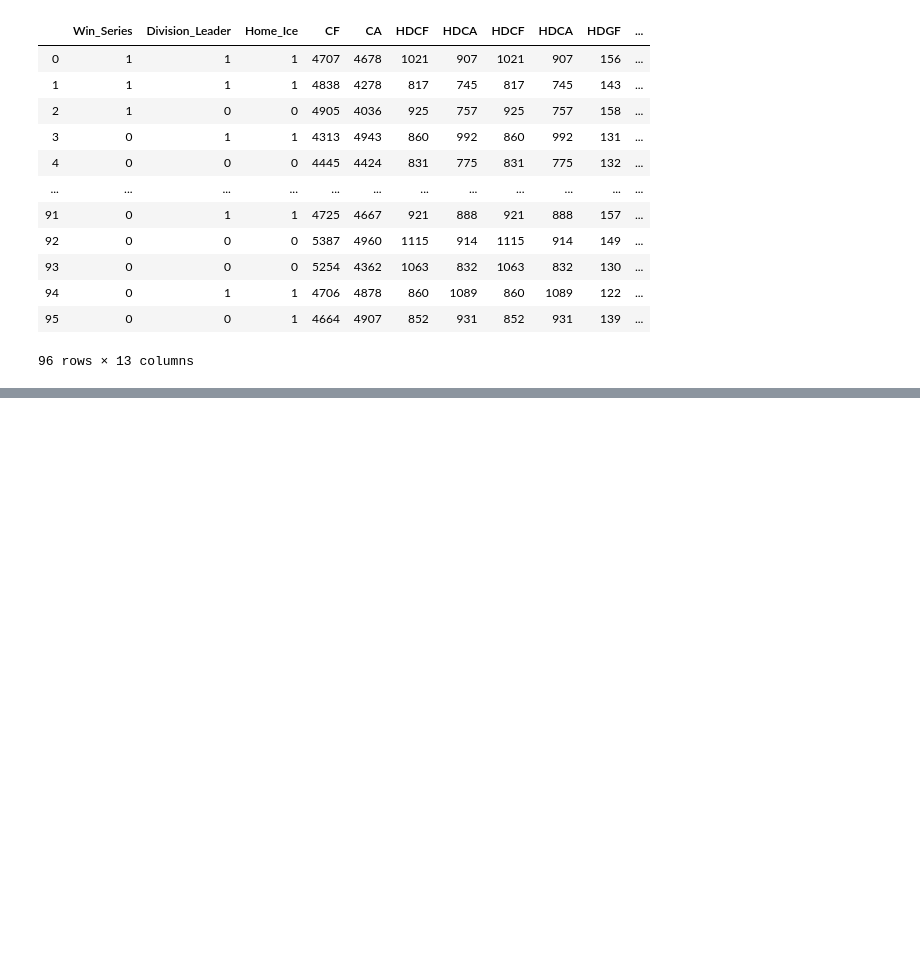
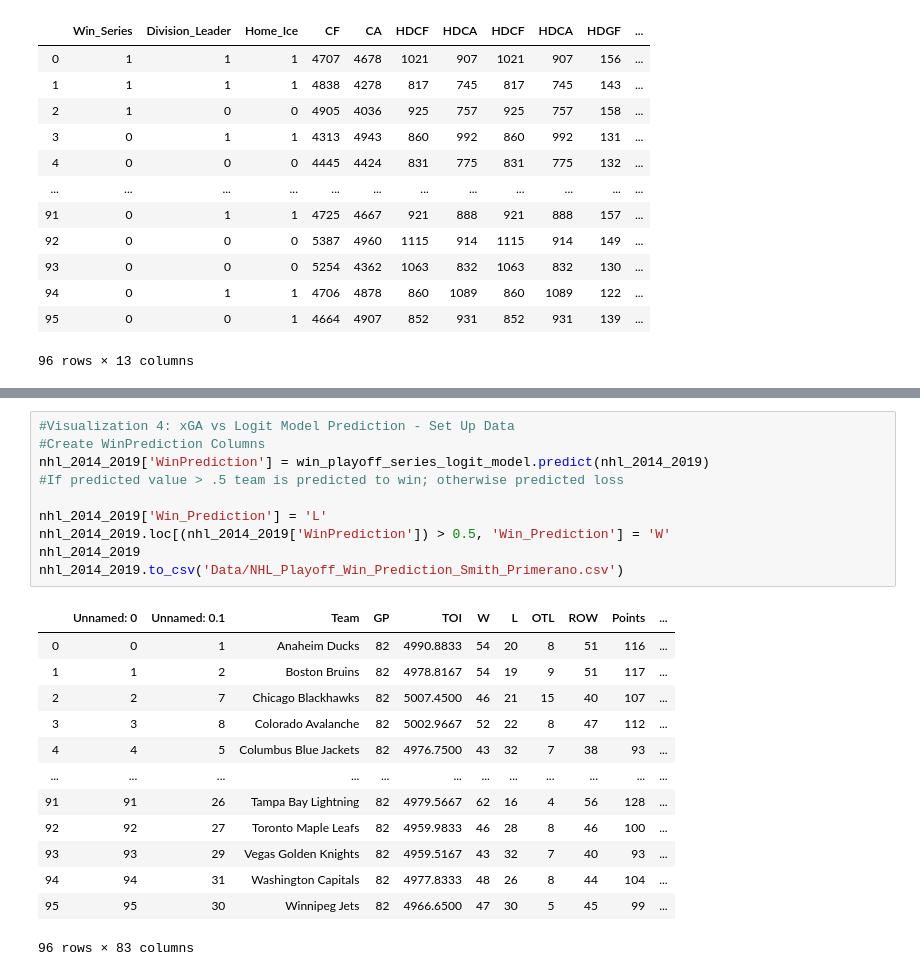
Before and after one commit to Peyton-Smith/SAL384-Final-Project, a Jupyter notebook: SAL384_Final_Project_Primerano_Smith.ipynb, the cells around one changed output, grey strips where cells are left out. Drawn from its saved outputs; the diff is of its cells as text; blank space fills up the shorter version.

```diff
--- a/SAL384_Final_Project_Primerano_Smith.ipynb
+++ b/SAL384_Final_Project_Primerano_Smith.ipynb
@@ -358,3 +360,27 @@ fig3.savefig('Visualizations/NHL_Playoffs_Boxplots_Smith_Primerano.pdf')
 [interactive output not drawn]
 [interactive output not drawn]
 ... (5 outputs left out)
+# %%
+#Visualization 4: xGA vs Logit Model Prediction - Set Up Data
+#Create WinPrediction Columns
+nhl_2014_2019['WinPrediction'] = win_playoff_series_logit_model.predict(nhl_2014_2019)
+#If predicted value > .5 team is predicted to win; otherwise predicted loss
+
+nhl_2014_2019['Win_Prediction'] = 'L'
+nhl_2014_2019.loc[(nhl_2014_2019['WinPrediction']) > 0.5, 'Win_Prediction'] = 'W'
+nhl_2014_2019
+nhl_2014_2019.to_csv('Data/NHL_Playoff_Win_Prediction_Smith_Primerano.csv')
+# %% [output]
+|  | Unnamed: 0 | Unnamed: 0.1 | Team | GP | TOI | W | L | OTL | ROW | Points | ... |
+| 0 | 0 | 1 | Anaheim Ducks | 82 | 4990.8833 | 54 | 20 | 8 | 51 | 116 | ... |
+| 1 | 1 | 2 | Boston Bruins | 82 | 4978.8167 | 54 | 19 | 9 | 51 | 117 | ... |
+| 2 | 2 | 7 | Chicago Blackhawks | 82 | 5007.4500 | 46 | 21 | 15 | 40 | 107 | ... |
+| 3 | 3 | 8 | Colorado Avalanche | 82 | 5002.9667 | 52 | 22 | 8 | 47 | 112 | ... |
+| 4 | 4 | 5 | Columbus Blue Jackets | 82 | 4976.7500 | 43 | 32 | 7 | 38 | 93 | ... |
+| ... | ... | ... | ... | ... | ... | ... | ... | ... | ... | ... | ... |
+| 91 | 91 | 26 | Tampa Bay Lightning | 82 | 4979.5667 | 62 | 16 | 4 | 56 | 128 | ... |
+| 92 | 92 | 27 | Toronto Maple Leafs | 82 | 4959.9833 | 46 | 28 | 8 | 46 | 100 | ... |
+| 93 | 93 | 29 | Vegas Golden Knights | 82 | 4959.5167 | 43 | 32 | 7 | 40 | 93 | ... |
+| 94 | 94 | 31 | Washington Capitals | 82 | 4977.8333 | 48 | 26 | 8 | 44 | 104 | ... |
+| 95 | 95 | 30 | Winnipeg Jets | 82 | 4966.6500 | 47 | 30 | 5 | 45 | 99 | ... |
+96 rows × 83 columns
```
Also changed, not shown: parts of 4 cells of this notebook, 8 other files.
